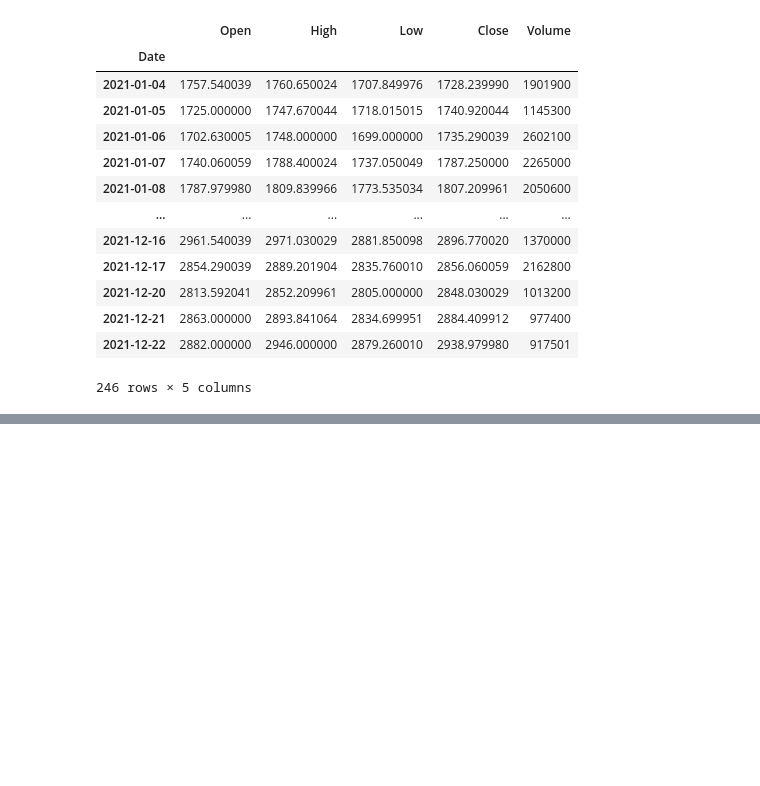
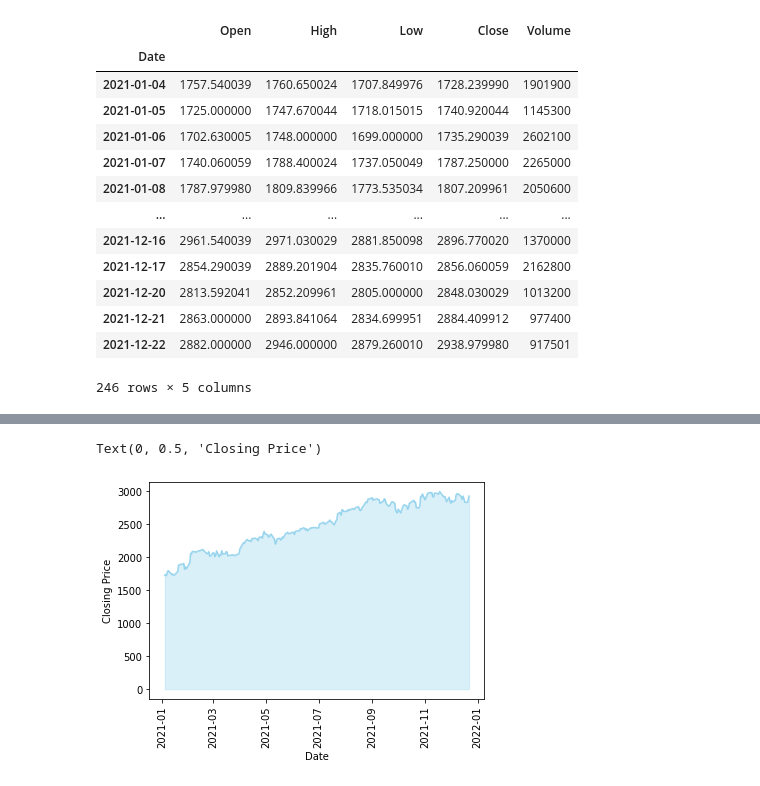
Before and after one commit to InspectorData/DataScienceApps_practice, a Jupyter notebook: EDA-SandP500.ipynb, the cells around one changed output, grey strips where cells are left out. Drawn from its saved outputs; the diff is of its cells as text; code cells hidden in the pictures; blank space fills up the shorter version.

```diff
--- a/EDA-SandP500.ipynb
+++ b/EDA-SandP500.ipynb
@@ -282 +297,10 @@ data['GOOG']
+# %%
+plt.fill_between(df.Date, df.Close, color="skyblue", alpha=0.3)
+plt.plot(df.Date, df.Close, color = "skyblue", alpha= 0.8)
+plt.xticks(rotation=90)
+plt.xlabel("Date")
+plt.ylabel("Closing Price")
+# %% [output]
+Text(0, 0.5, 'Closing Price')
+[figure, added]
 # %%
```
Also changed, not shown: parts of 8 cells of this notebook.
